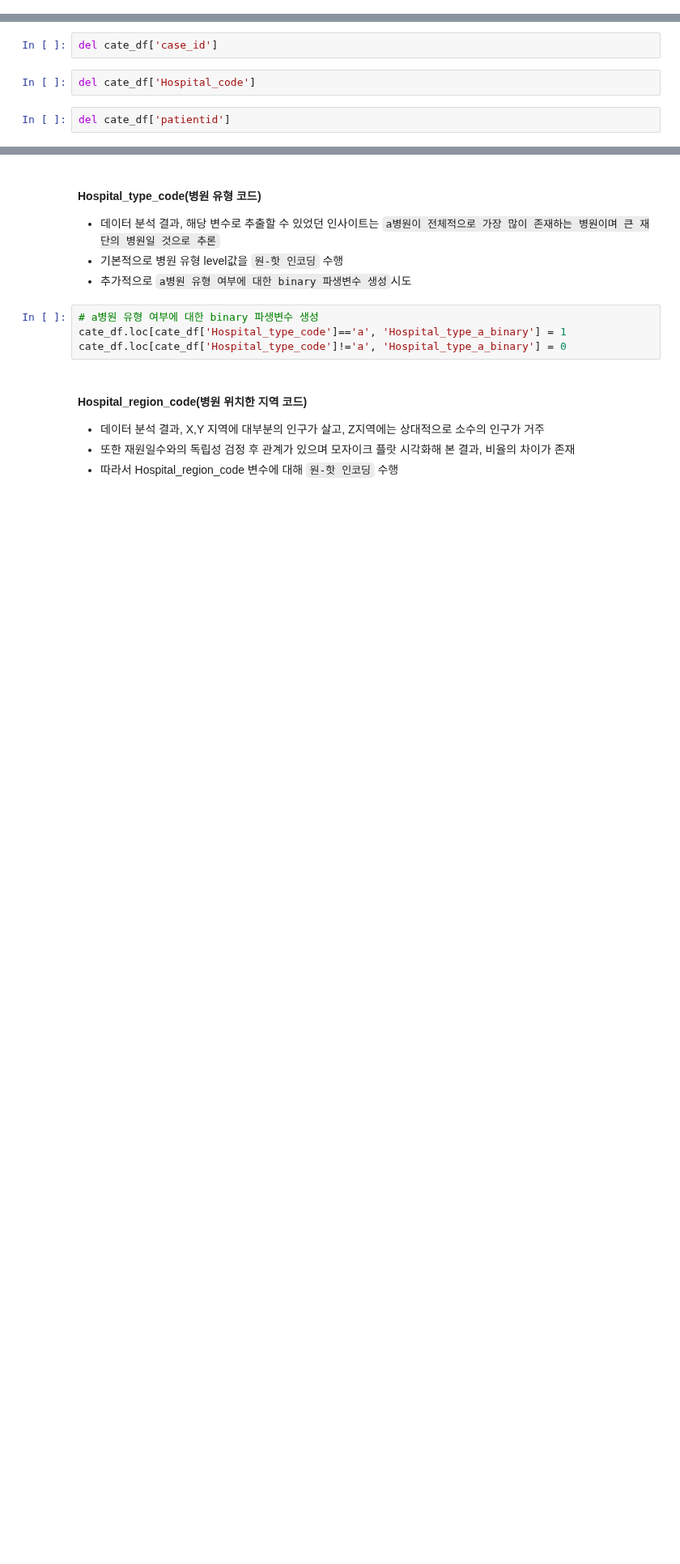
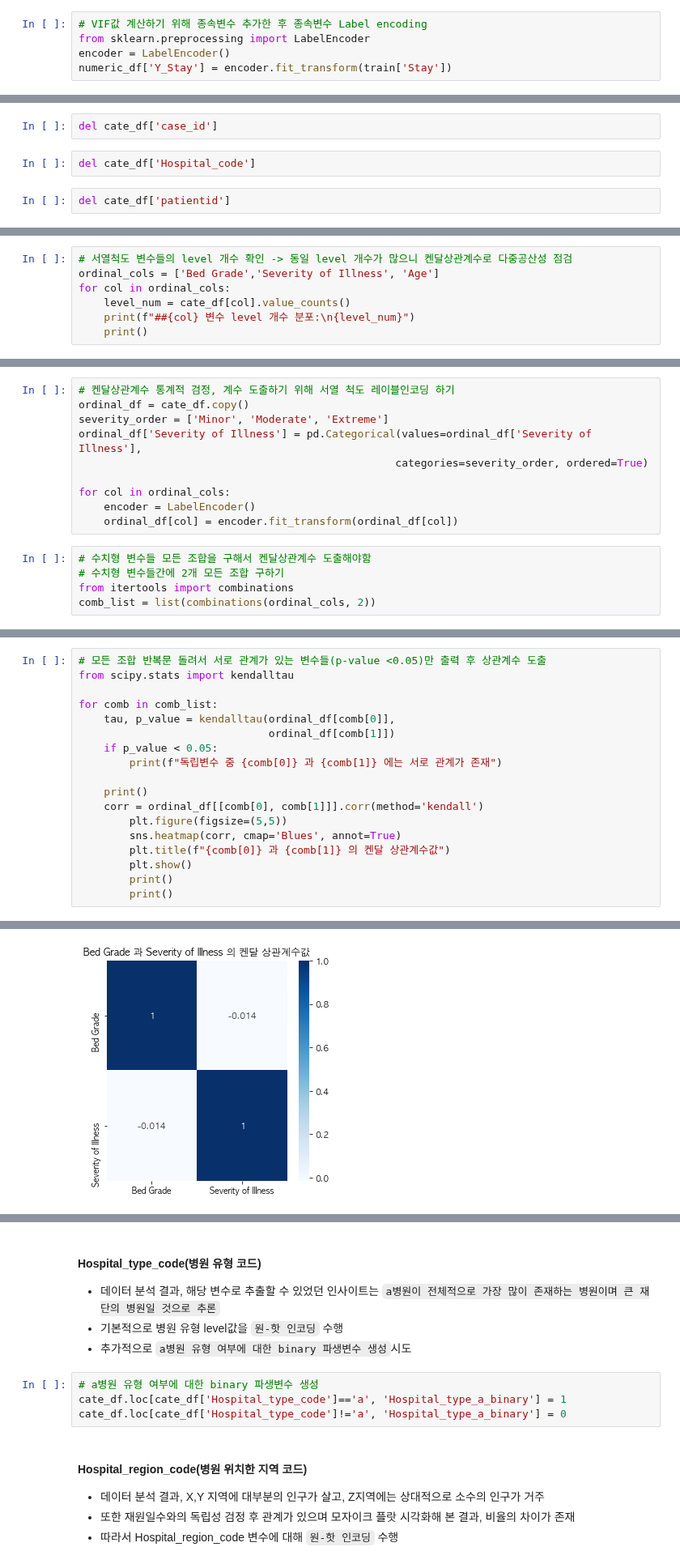
Before and after one commit to young-hun-jo/DataAnalysis, a Jupyter notebook: healthcare_los/prediction_modeling.ipynb, the cells around one changed output, grey strips where cells are left out. Shown at 81% size. Saved outputs shown, nothing was run; the diff lists cells and outputs as text; blank space fills up the shorter version.

```diff
--- a/healthcare_los/prediction_modeling.ipynb
+++ b/healthcare_los/prediction_modeling.ipynb
@@ -309,0 +333,5 @@ Name: Admission_Deposit_Discretization, dtype: int64
+# %%
+# VIF값 계산하기 위해 종속변수 추가한 후 종속변수 Label encoding
+from sklearn.preprocessing import LabelEncoder
+encoder = LabelEncoder()
+numeric_df['Y_Stay'] = encoder.fit_transform(train['Stay'])
@@ -323,0 +380,7 @@ del cate_df['patientid']
+# %%
+# 서열척도 변수들의 level 개수 확인 -> 동일 level 개수가 많으니 켄달상관계수로 다중공산성 점검
+ordinal_cols = ['Bed Grade','Severity of Illness', 'Age']
+for col in ordinal_cols:
+    level_num = cate_df[col].value_counts()
+    print(f"##{col} 변수 level 개수 분포:\n{level_num}")
+    print()
@@ -323,0 +405,15 @@ del cate_df['patientid']
+# %%
+# 켄달상관계수 통계적 검정, 계수 도출하기 위해 서열 척도 레이블인코딩 하기
+ordinal_df = cate_df.copy()
+severity_order = ['Minor', 'Moderate', 'Extreme']
+ordinal_df['Severity of Illness'] = pd.Categorical(values=ordinal_df['Severity of Illness'],
+                                                  categories=severity_order, ordered=True)
+
+for col in ordinal_cols:
+    encoder = LabelEncoder()
+    ordinal_df[col] = encoder.fit_transform(ordinal_df[col])
+# %%
+# 수치형 변수들 모든 조합을 구해서 켄달상관계수 도출해야함
+# 수치형 변수들간에 2개 모든 조합 구하기
+from itertools import combinations
+comb_list = list(combinations(ordinal_cols, 2))
@@ -323,0 +426,19 @@ del cate_df['patientid']
+# %%
+# 모든 조합 반복문 돌려서 서로 관계가 있는 변수들(p-value <0.05)만 출력 후 상관계수 도출
+from scipy.stats import kendalltau
+
+for comb in comb_list:
+    tau, p_value = kendalltau(ordinal_df[comb[0]],
+                              ordinal_df[comb[1]])
+    if p_value < 0.05:
+        print(f"독립변수 중 {comb[0]} 과 {comb[1]} 에는 서로 관계가 존재")
+
+    print()
+    corr = ordinal_df[[comb[0], comb[1]]].corr(method='kendall')
+        plt.figure(figsize=(5,5))
+        sns.heatmap(corr, cmap='Blues', annot=True)
+        plt.title(f"{comb[0]} 과 {comb[1]} 의 켄달 상관계수값")
+        plt.show()
+        print()
+        print()
+# %% [output]
@@ -323,0 +446 @@ del cate_df['patientid']
+[figure, added]
```
Also changed, not shown: parts of 16 cells of this notebook.
